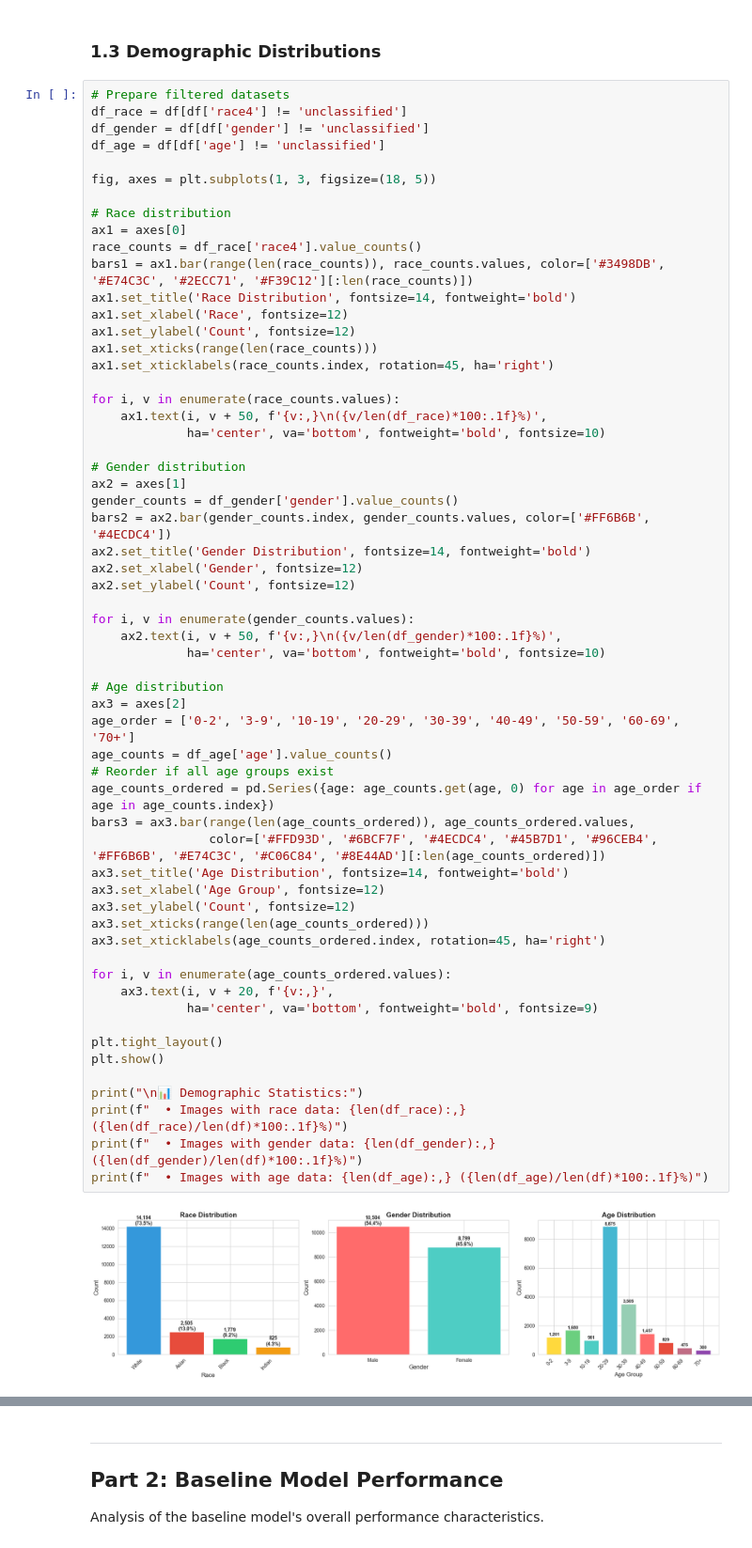
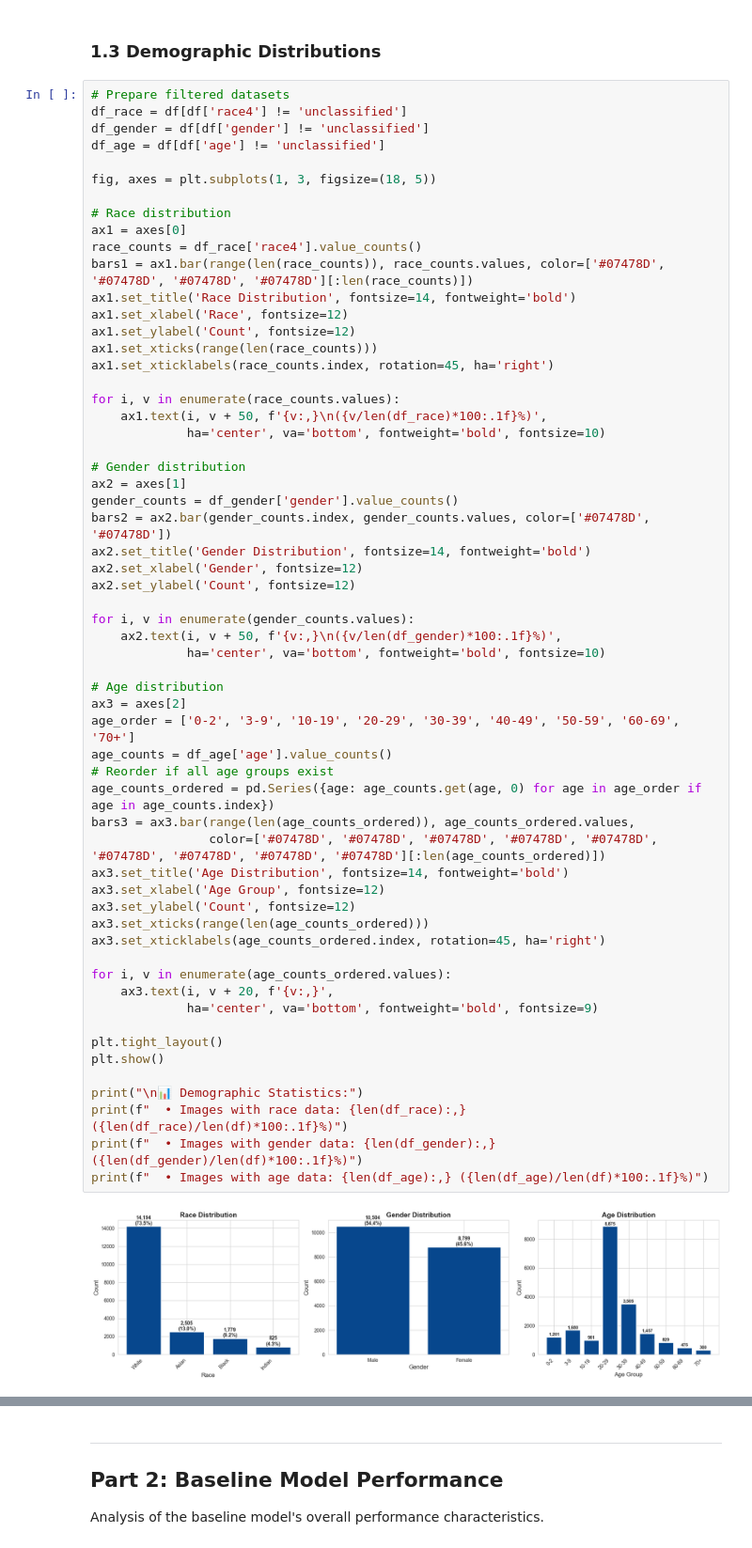
Before and after one commit to gregor-autischer/EmoTorch_Paper, a Jupyter notebook: Fairness Documentation/old_fairness_analysis_doc.ipynb, the cells around one changed output, grey strips where cells are left out. Shown at 94% size. Drawn from its saved outputs; the diff is of its cells as text.

```diff
--- a/Fairness Documentation/old_fairness_analysis_doc.ipynb
+++ b/Fairness Documentation/old_fairness_analysis_doc.ipynb
@@ -192,7 +192,7 @@ fig, axes = plt.subplots(1, 3, figsize=(18, 5))
 # Race distribution
 ax1 = axes[0]
 race_counts = df_race['race4'].value_counts()
-bars1 = ax1.bar(range(len(race_counts)), race_counts.values, color=['#3498DB', '#E74C3C', '#2ECC71', '#F39C12'][:len(race_counts)])
+bars1 = ax1.bar(range(len(race_counts)), race_counts.values, color=['#07478D', '#07478D', '#07478D', '#07478D'][:len(race_counts)])
 ax1.set_title('Race Distribution', fontsize=14, fontweight='bold')
 ax1.set_xlabel('Race', fontsize=12)
 ax1.set_ylabel('Count', fontsize=12)
@@ -206,42 +206,42 @@ for i, v in enumerate(race_counts.values):
 # Gender distribution
 ax2 = axes[1]
 gender_counts = df_gender['gender'].value_counts()
-bars2 = ax2.bar(gender_counts.index, gender_counts.values, color=['#FF6B6B', '#4ECDC4'])
+bars2 = ax2.bar(gender_counts.index, gender_counts.values, color=['#07478D', '#07478D'])
 ax2.set_title('Gender Distribution', fontsize=14, fontweight='bold')
 ax2.set_xlabel('Gender', fontsize=12)
 ax2.set_ylabel('Count', fontsize=12)
 
 for i, v in enumerate(gender_counts.values):
     ax2.text(i, v + 50, f'{v:,}\n({v/len(df_gender)*100:.1f}%)',
              ha='center', va='bottom', fontweight='bold', fontsize=10)
 
 # Age distribution
 ax3 = axes[2]
 age_order = ['0-2', '3-9', '10-19', '20-29', '30-39', '40-49', '50-59', '60-69', '70+']
 age_counts = df_age['age'].value_counts()
 # Reorder if all age groups exist
 age_counts_ordered = pd.Series({age: age_counts.get(age, 0) for age in age_order if age in age_counts.index})
 bars3 = ax3.bar(range(len(age_counts_ordered)), age_counts_ordered.values,
-                color=['#FFD93D', '#6BCF7F', '#4ECDC4', '#45B7D1', '#96CEB4', '#FF6B6B', '#E74C3C', '#C06C84', '#8E44AD'][:len(age_counts_ordered)])
+                color=['#07478D', '#07478D', '#07478D', '#07478D', '#07478D', '#07478D', '#07478D', '#07478D', '#07478D'][:len(age_counts_ordered)])
 ax3.set_title('Age Distribution', fontsize=14, fontweight='bold')
 ax3.set_xlabel('Age Group', fontsize=12)
 ax3.set_ylabel('Count', fontsize=12)
 ax3.set_xticks(range(len(age_counts_ordered)))
 ax3.set_xticklabels(age_counts_ordered.index, rotation=45, ha='right')
 
 for i, v in enumerate(age_counts_ordered.values):
     ax3.text(i, v + 20, f'{v:,}',
              ha='center', va='bottom', fontweight='bold', fontsize=9)
 
 plt.tight_layout()
 plt.show()
 
 print("\n📊 Demographic Statistics:")
 print(f"  • Images with race data: {len(df_race):,} ({len(df_race)/len(df)*100:.1f}%)")
 print(f"  • Images with gender data: {len(df_gender):,} ({len(df_gender)/len(df)*100:.1f}%)")
 print(f"  • Images with age data: {len(df_age):,} ({len(df_age)/len(df)*100:.1f}%)")
 # %% [output]
-[figure, old version]
+[figure, new version]
 📊 Demographic Statistics:
   • Images with race data: 19,303 (92.2%)
   • Images with gender data: 19,303 (92.2%)
```
Also changed, not shown: parts of 2 cells of this notebook, 1 other file.
